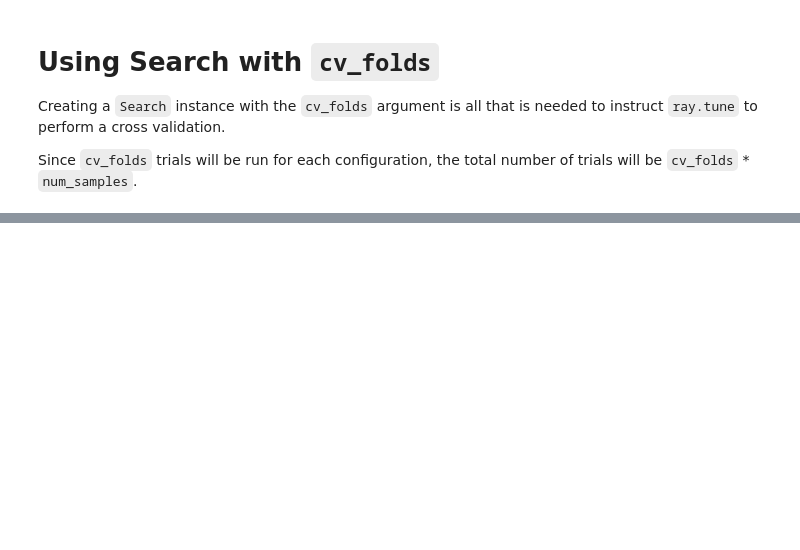
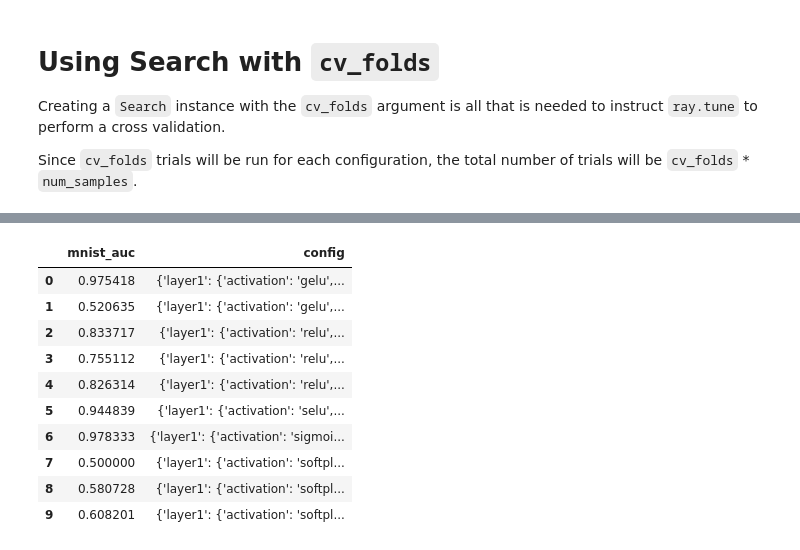
Before and after one commit to PathologyDataScience/glimr, a Jupyter notebook: examples/cross_validation.ipynb, the cells around one changed output, grey strips where cells are left out. Cells and saved outputs as stored; diff of their text form; code cells hidden in the pictures; blank space fills up the shorter version.

```diff
--- a/examples/cross_validation.ipynb
+++ b/examples/cross_validation.ipynb
@@ -322,0 +359,16 @@ def _enumerate_configs(df):
+# %%
+# group based on configs to find the best config
+gdf = _sortGroup(selected_models, gb='config', metric='mnist_auc', agr="max")
+gdf
+# %% [output]
+|  | mnist_auc | config |
+| 0 | 0.975418 | {'layer1': {'activation': 'gelu',... |
+| 1 | 0.520635 | {'layer1': {'activation': 'gelu',... |
+| 2 | 0.833717 | {'layer1': {'activation': 'relu',... |
+| 3 | 0.755112 | {'layer1': {'activation': 'relu',... |
+| 4 | 0.826314 | {'layer1': {'activation': 'relu',... |
+| 5 | 0.944839 | {'layer1': {'activation': 'selu',... |
+| 6 | 0.978333 | {'layer1': {'activation': 'sigmoi... |
+| 7 | 0.500000 | {'layer1': {'activation': 'softpl... |
+| 8 | 0.580728 | {'layer1': {'activation': 'softpl... |
+| 9 | 0.608201 | {'layer1': {'activation': 'softpl... |
```
Also changed, not shown: parts of 6 cells of this notebook.
